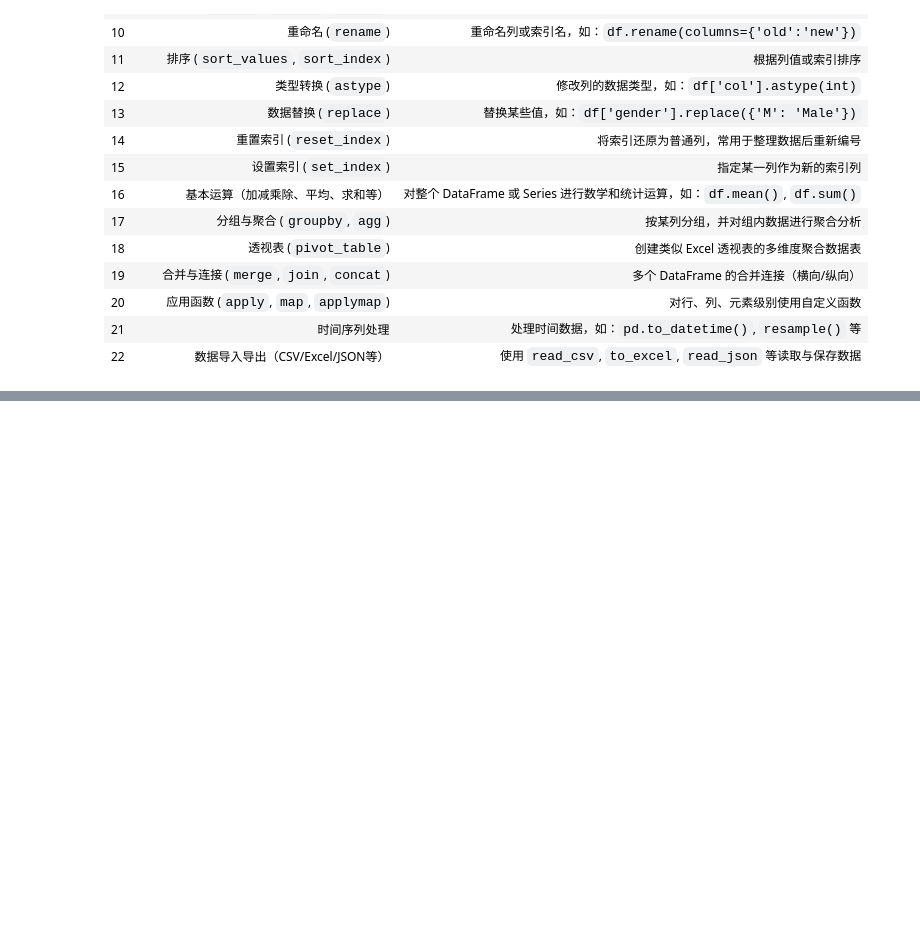
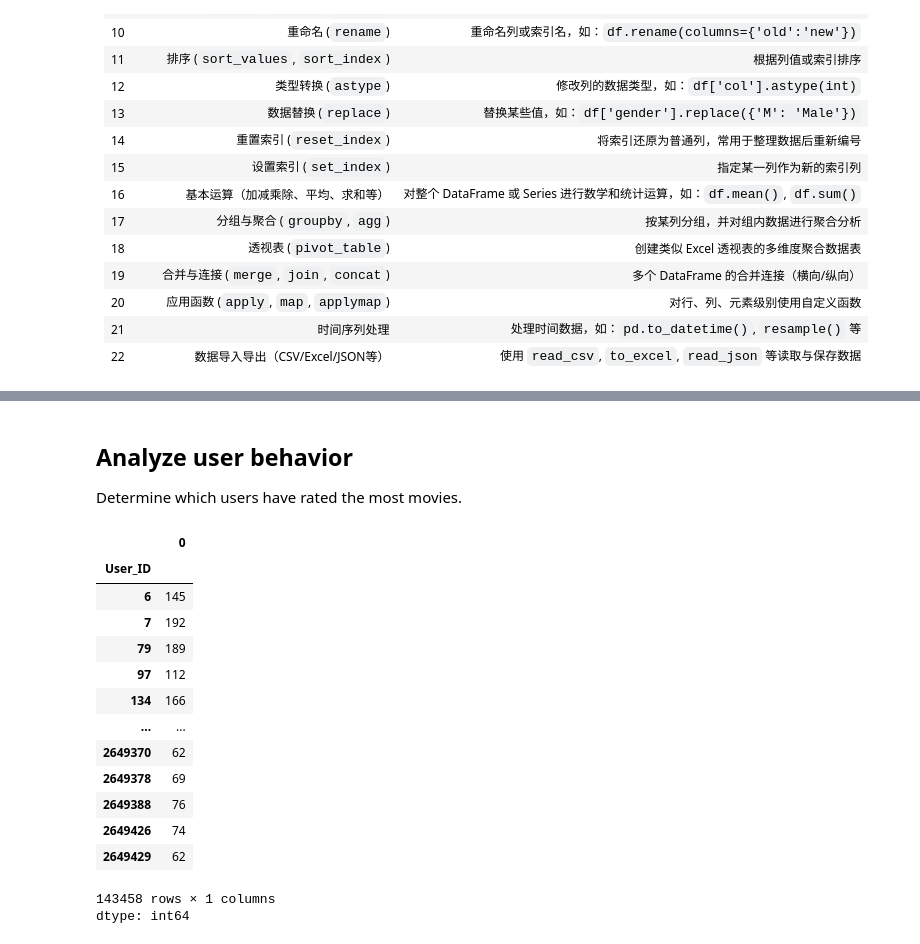
Before and after one commit to XTMay/python-data-science-course, a Jupyter notebook: notebooks/Lec_3_4_Introduction_to_Pandas.ipynb, the cells around one changed output, grey strips where cells are left out. Saved outputs shown, nothing was run; the diff lists cells and outputs as text; code cells hidden in the pictures; blank space fills up the shorter version.

```diff
--- a/notebooks/Lec_3_4_Introduction_to_Pandas.ipynb
+++ b/notebooks/Lec_3_4_Introduction_to_Pandas.ipynb
@@ -689,0 +1117,22 @@ df_sales_ex3 = pd.DataFrame(data_sales_ex3)
+# %% [markdown]
+## Analyze user behavior
+
+Determine which users have rated the most movies.
+# %%
+user_rating_counts
+# %% [output]
+|  | 0 |
+| User_ID |  |
+| 6 | 145 |
+| 7 | 192 |
+| 79 | 189 |
+| 97 | 112 |
+| 134 | 166 |
+| ... | ... |
+| 2649370 | 62 |
+| 2649378 | 69 |
+| 2649388 | 76 |
+| 2649426 | 74 |
+| 2649429 | 62 |
+143458 rows × 1 columns
+dtype: int64
```
Also changed, not shown: parts of 59 cells of this notebook.
